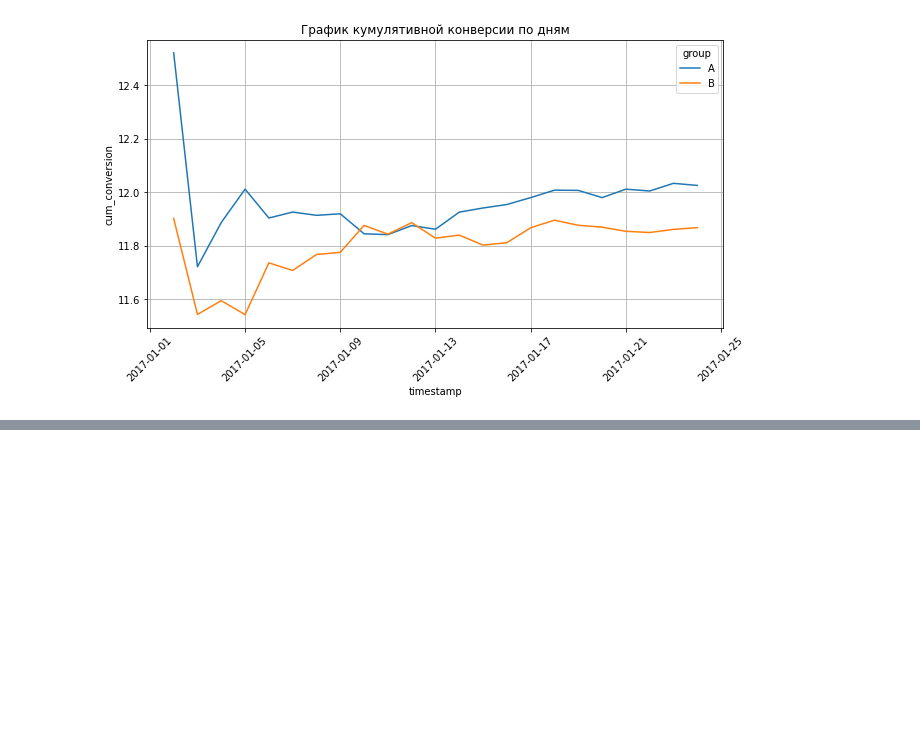
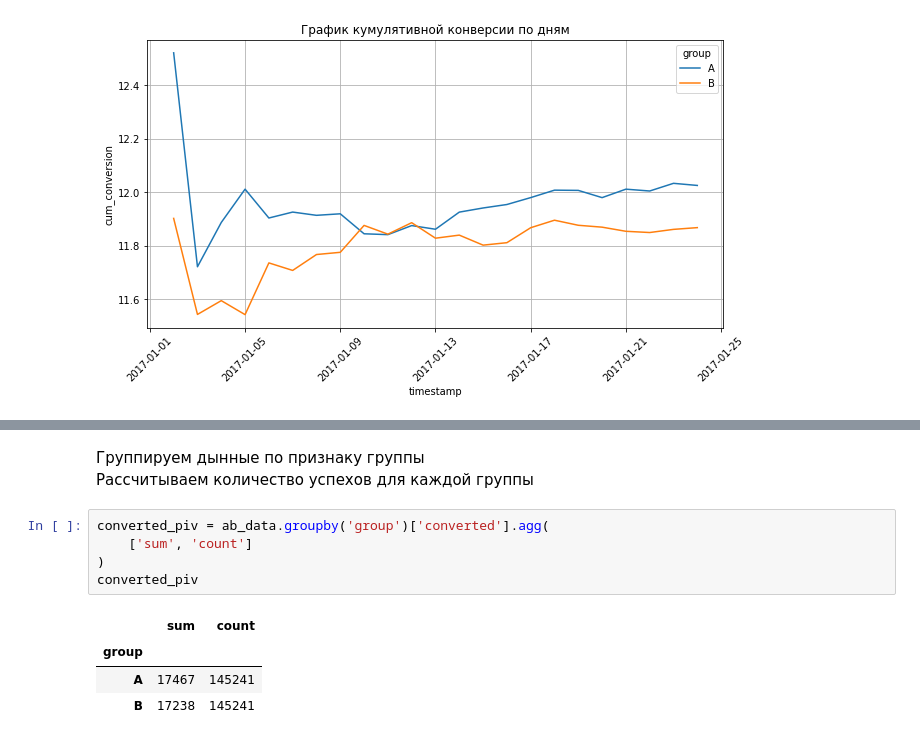
Before and after one commit to AndreiDS63/SF_EDA, a Jupyter notebook: EDA-5_A_B_testing/0_results_analysys.ipynb, the cells around one changed output, grey strips where cells are left out. Drawn from its saved outputs; the diff is of its cells as text; blank space fills up the shorter version.

```diff
--- a/EDA-5_A_B_testing/0_results_analysys.ipynb
+++ b/EDA-5_A_B_testing/0_results_analysys.ipynb
@@ -167,0 +164,13 @@ ax.grid(True);
+# %% [markdown]
+Группируем дынные по признаку группы
+Рассчитываем количество успехов для каждой группы
+# %%
+converted_piv = ab_data.groupby('group')['converted'].agg(
+    ['sum', 'count']
+)
+converted_piv
+# %% [output]
+|  | sum | count |
+| group |  |  |
+| A | 17467 | 145241 |
+| B | 17238 | 145241 |
```
Also changed, not shown: parts of 10 cells of this notebook, 3 other files.
